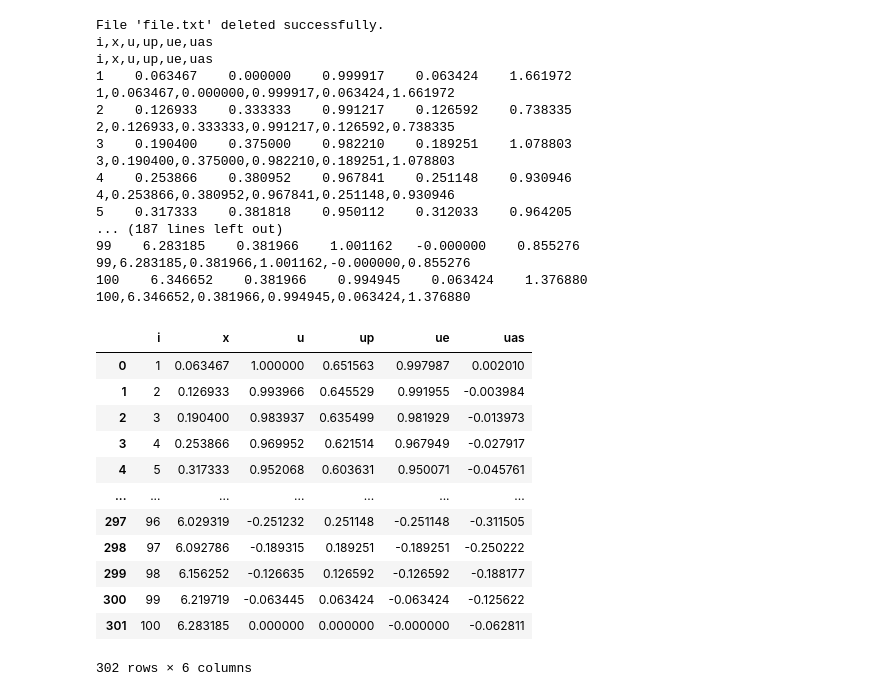
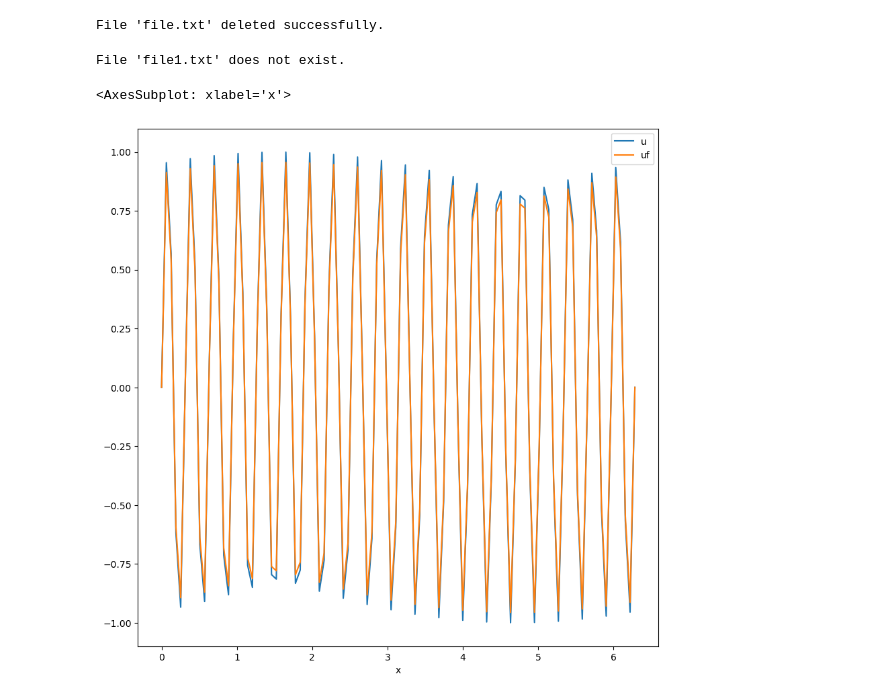
Before and after one commit to mksreed/Fortran, a Jupyter notebook: twoDplots.ipynb, the cells around one changed output. Cells and saved outputs as stored; diff of their text form; code cells hidden in the pictures.

```diff
--- a/twoDplots.ipynb
+++ b/twoDplots.ipynb
@@ -13,7 +13,7 @@ else:
 with open('outfile.txt', 'r') as file:
     # Read the file line by line
     for line in file:
-        print(line.strip())
+        #print(line.strip())
         temp=(line.strip())
         while(temp.find("  ")>0):
             temp1=temp.replace("  "," ")
@@ -24,25 +24,33 @@ with open('outfile.txt', 'r') as file:
         x=temp.strip().split(",")
         with open("file.txt", "a") as f:
             f.write(temp+"\n")
-        print(temp)
+        #print(temp)
 # %% [output]
 File 'file.txt' deleted successfully.
-i,x,u,up,ue,uas
-i,x,u,up,ue,uas
-1    0.063467    0.000000    0.999917    0.063424    1.661972
-1,0.063467,0.000000,0.999917,0.063424,1.661972
-2    0.126933    0.333333    0.991217    0.126592    0.738335
-2,0.126933,0.333333,0.991217,0.126592,0.738335
-3    0.190400    0.375000    0.982210    0.189251    1.078803
-3,0.190400,0.375000,0.982210,0.189251,1.078803
-4    0.253866    0.380952    0.967841    0.251148    0.930946
-4,0.253866,0.380952,0.967841,0.251148,0.930946
-5    0.317333    0.381818    0.950112    0.312033    0.964205
-... (187 lines left out)
-99    6.283185    0.381966    1.001162   -0.000000    0.855276
-99,6.283185,0.381966,1.001162,-0.000000,0.855276
-100    6.346652    0.381966    0.994945    0.063424    1.376880
-100,6.346652,0.381966,0.994945,0.063424,1.376880
+# %%
+file_path="file1.txt"
+if os.path.exists(file_path):
+    os.remove(file_path)
+    print(f"File '{file_path}' deleted successfully.")
+else:
+    print(f"File '{file_path}' does not exist.")
+with open('outfile1.txt', 'r') as file:
+    # Read the file line by line
+    for line in file:
+        #print(line.strip())
+        temp=(line.strip())
+        while(temp.find("  ")>0):
+            temp1=temp.replace("  "," ")
+            temp=temp1
+        if(temp.find(",")<=0):
+            temp1=temp.replace(" ",",")
+            temp=temp1
+        x=temp.strip().split(",")
+        with open("file1.txt", "a") as f:
+            f.write(temp+"\n")
+        #print(temp)
+# %% [output]
+File 'file1.txt' does not exist.
 # %%
 df = pd.read_csv('file.txt', sep=',')
 #df = pd.read_csv('outfile.txt', sep='\\s+')
@@ -50,23 +58,14 @@ def attach(df):
     for col in df.columns:
         globals()[col] = df[col]
 attach(df)
-# %%
-#up-ue
-df
-# %% [output]
-|  | i | x | u | up | ue | uas |
-| 0 | 1 | 0.063467 | 1.000000 | 0.651563 | 0.997987 | 0.002010 |
-| 1 | 2 | 0.126933 | 0.993966 | 0.645529 | 0.991955 | -0.003984 |
-| 2 | 3 | 0.190400 | 0.983937 | 0.635499 | 0.981929 | -0.013973 |
-| 3 | 4 | 0.253866 | 0.969952 | 0.621514 | 0.967949 | -0.027917 |
-| 4 | 5 | 0.317333 | 0.952068 | 0.603631 | 0.950071 | -0.045761 |
-| ... | ... | ... | ... | ... | ... | ... |
-| 297 | 96 | 6.029319 | -0.251232 | 0.251148 | -0.251148 | -0.311505 |
-| 298 | 97 | 6.092786 | -0.189315 | 0.189251 | -0.189251 | -0.250222 |
-| 299 | 98 | 6.156252 | -0.126635 | 0.126592 | -0.126592 | -0.188177 |
-| 300 | 99 | 6.219719 | -0.063445 | 0.063424 | -0.063424 | -0.125622 |
-| 301 | 100 | 6.283185 | 0.000000 | 0.000000 | -0.000000 | -0.062811 |
-302 rows × 6 columns
+# %%
+df1 = pd.read_csv('file1.txt', sep=',')
+df1.plot(x="x", y=["u", "uf"],kind="line", figsize=(10, 10))
+
+#attach(df1)
+# %% [output]
+<AxesSubplot: xlabel='x'>
+[figure, added]
 # %%
 xu=u+0.999
 xup=up+0.373
```
Also changed, not shown: parts of 2 cells of this notebook, 1 other file.
